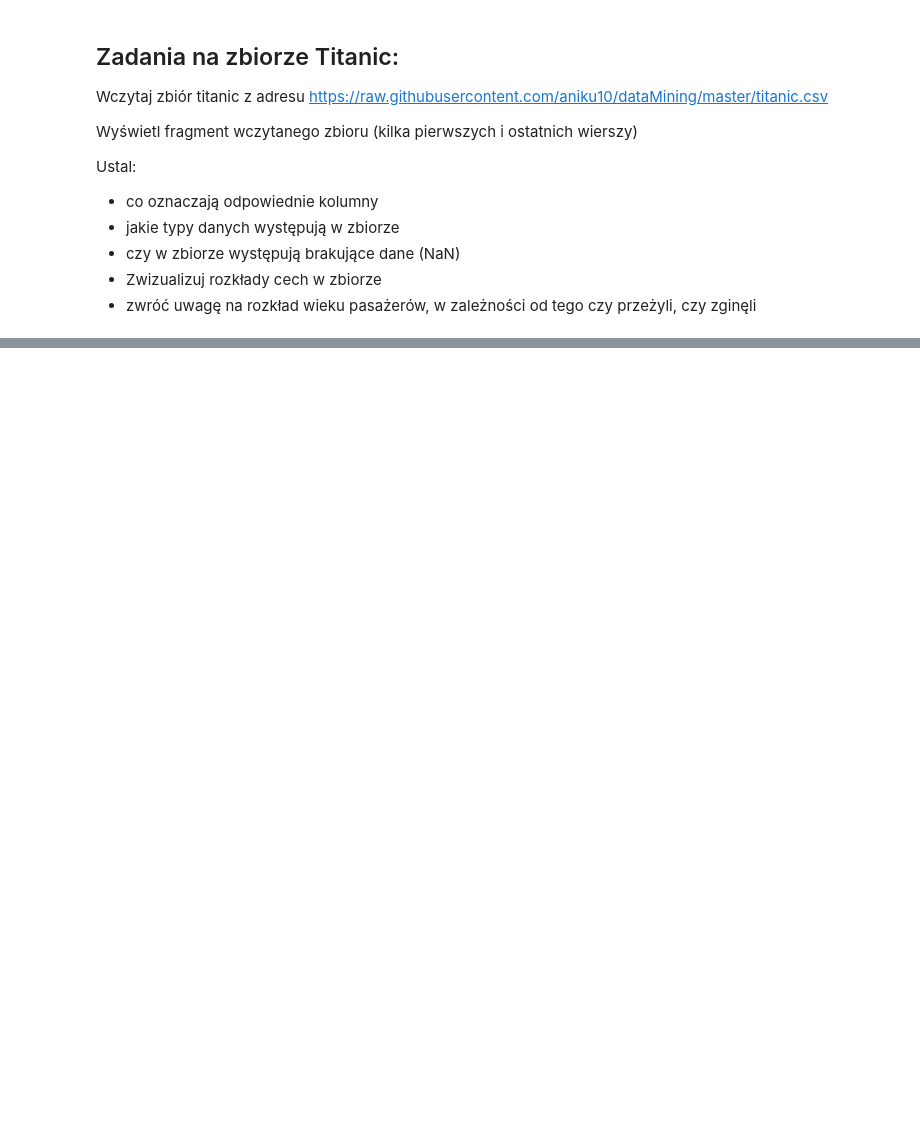
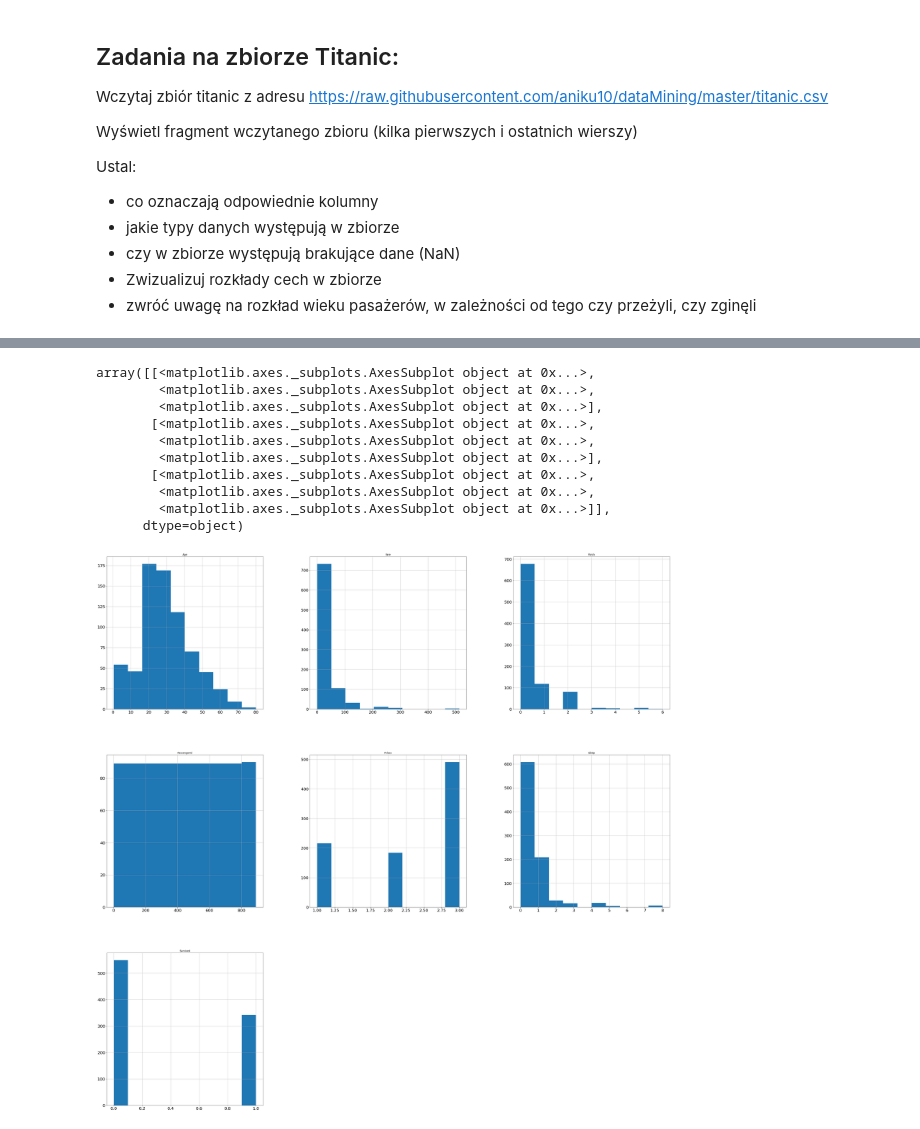
Before and after one commit to lynxoo/dmi_ue_wro, a Jupyter notebook: lab-1.ipynb, the cells around one changed output, grey strips where cells are left out. Drawn from its saved outputs; the diff is of its cells as text; code cells hidden in the pictures; blank space fills up the shorter version.

```diff
--- a/lab-1.ipynb
+++ b/lab-1.ipynb
@@ -22,3 +55,6 @@ Ustal:
 - czy w zbiorze występują brakujące dane (NaN)
 - Zwizualizuj rozkłady cech w zbiorze
 - zwróć uwagę na rozkład wieku pasażerów, w zależności od tego czy przeżyli, czy zginęli
+# %%
+import pandas as pd
+titanic_data_set = pd.read_csv("https://raw.githubusercontent.com/aniku10/dataMining/master/titanic.csv")
@@ -24,0 +167,14 @@ Ustal:
+# %%
+titanic_data_set.hist(figsize=(50, 50), ylabelsize=20, xlabelsize=20)
+# %% [output]
+array([[<matplotlib.axes._subplots.AxesSubplot object at 0x...>,
+        <matplotlib.axes._subplots.AxesSubplot object at 0x...>,
+        <matplotlib.axes._subplots.AxesSubplot object at 0x...>],
+       [<matplotlib.axes._subplots.AxesSubplot object at 0x...>,
+        <matplotlib.axes._subplots.AxesSubplot object at 0x...>,
+        <matplotlib.axes._subplots.AxesSubplot object at 0x...>],
+       [<matplotlib.axes._subplots.AxesSubplot object at 0x...>,
+        <matplotlib.axes._subplots.AxesSubplot object at 0x...>,
+        <matplotlib.axes._subplots.AxesSubplot object at 0x...>]],
+      dtype=object)
+[figure, added]
```
Also changed, not shown: parts of 13 cells of this notebook.
